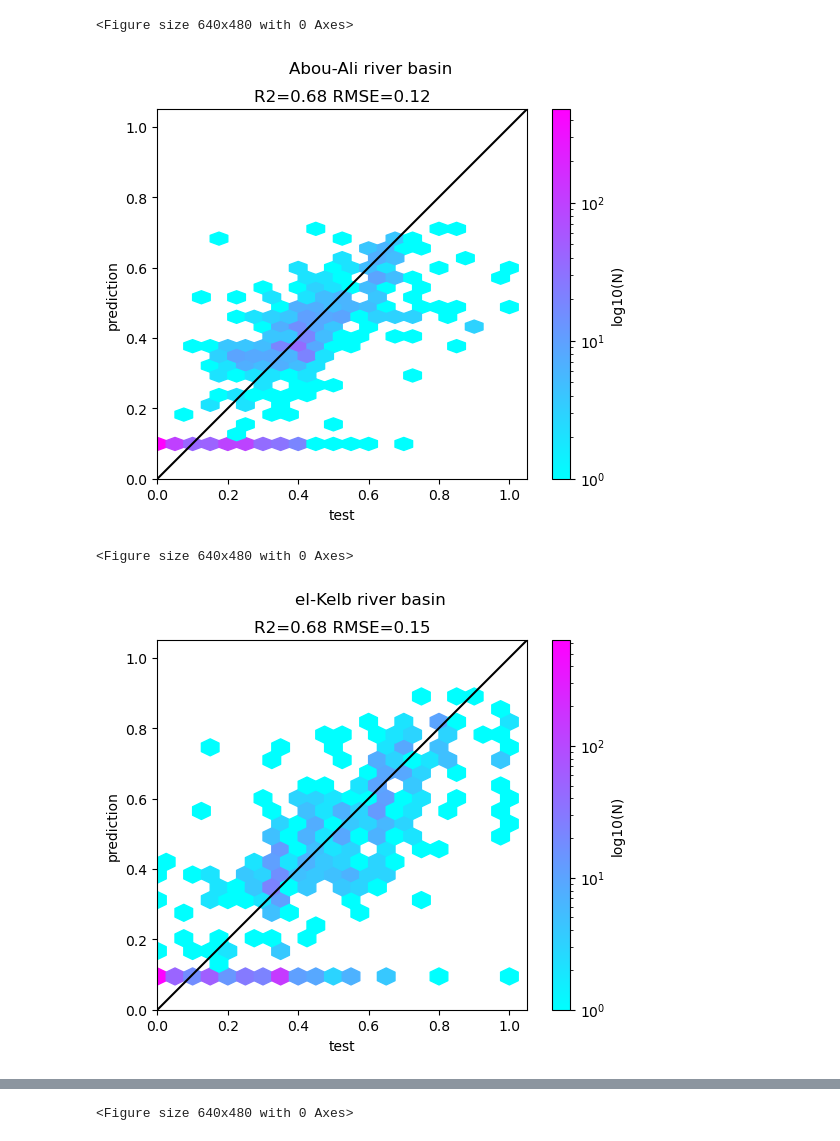
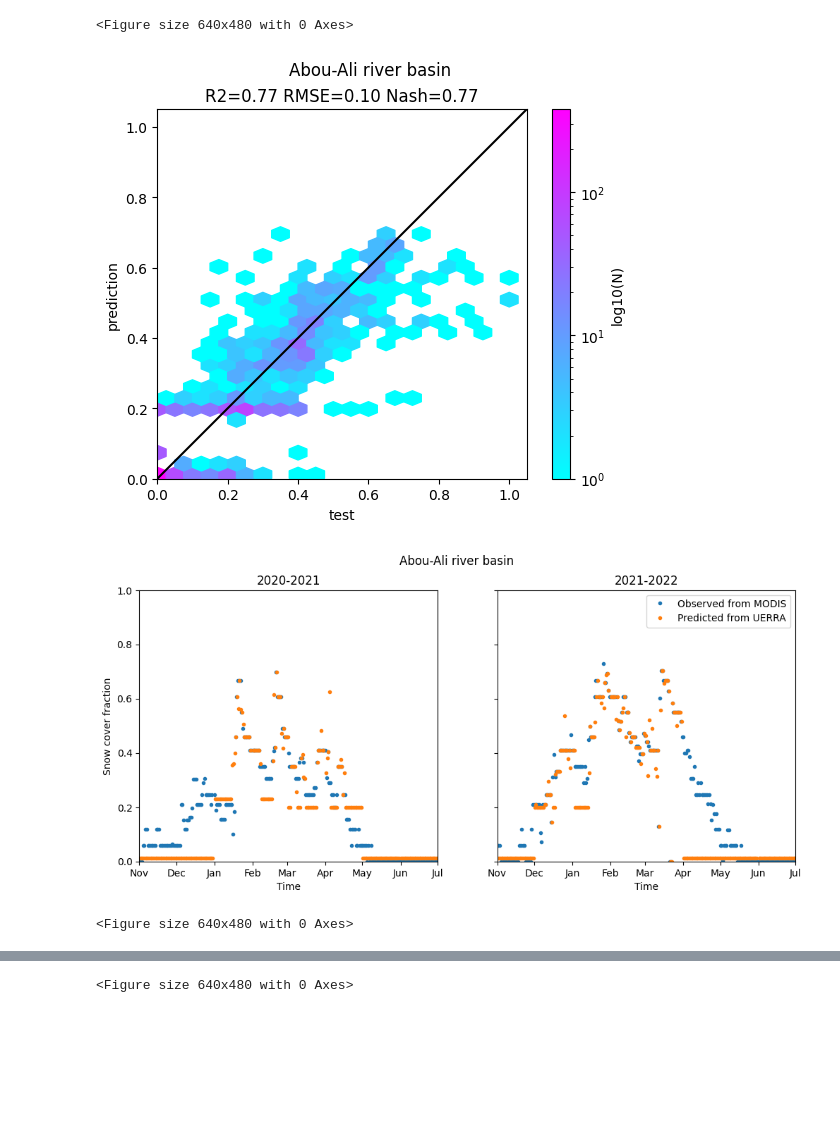
Before and after one commit to Rami-ismail/FYP_SnowCoveredArea, a Jupyter notebook: trainScfBasin.ipynb, the cells around one changed output, grey strips where cells are left out. Drawn from its saved outputs; the diff is of its cells as text; code cells hidden in the pictures; blank space fills up the shorter version.

Commit message:
migrated form GradientBoost To Knearest

```diff
--- a/trainScfBasin.ipynb
+++ b/trainScfBasin.ipynb
@@ -14,8 +14,12 @@ import matplotlib.dates as mdates
 from sklearn.model_selection import train_test_split
 from sklearn.metrics import mean_squared_error
 from sklearn.metrics import r2_score
-from sklearn.linear_model import LinearRegression
 from sklearn.ensemble import GradientBoostingRegressor
+from sklearn.neighbors import KNeighborsRegressor
+def nash(y_true, y_pred):
+    numerator = np.sum((y_true - y_pred) ** 2)
+    denominator = np.sum((y_true - np.mean(y_true)) ** 2)
+    return 1 - numerator / denominator
 
 def testMod(X,y,mod):
     X_train, X_test, y_train, y_test = train_test_split(X, y, test_size=0.25, random_state=2)
@@ -23,7 +27,8 @@ def testMod(X,y,mod):
     pred = mod.predict(X_test)
     rmse = mean_squared_error(y_test, pred, squared=False)
     r2 = r2_score(y_test,pred)
-    s = "R2={:.2f} RMSE={:.2f}".format(r2,rmse)
+    nash_score=nash(y_test ,pred)
+    s = "R2={:.2f} RMSE={:.2f} Nash={:.2f}".format(r2,rmse,nash_score)
     plt.figure()
     plt.gca().set_aspect('equal')
     hb = plt.hexbin(y_test, pred, gridsize=20, cmap='cool', bins='log')
@@ -39,18 +44,18 @@ def testMod(X,y,mod):
     plt.ylabel('prediction')
     return mod
 # %%
-def plotModYear(year):
+def plotModYear(year,mod):
     fig = plt.figure(figsize=(12, 5), dpi=100)
 
     (ax1, ax2) = fig.subplots(ncols=2, sharey=True)
 
     ax1.plot(Y.dates,Y.scf, marker='.' , linestyle = 'None', label='Observed from MODIS')
-    ax1.plot(datesSel,xmod2, marker='.', linestyle = 'None', label='Predicted from UERRA')
+    ax1.plot(datesSel,mod, marker='.', linestyle = 'None', label='Predicted from UERRA')
     ax1.set_ylabel('Snow cover fraction')
     ax1.set_xlabel('Time')
 
     ax2.plot(Y.dates,Y.scf, marker='.' , linestyle = 'None', label='Observed from MODIS')
-    ax2.plot(datesSel,xmod2, marker='.', linestyle = 'None', label='Predicted from UERRA')
+    ax2.plot(datesSel,mod, marker='.', linestyle = 'None', label='Predicted from UERRA')
     ax2.set_xlabel('Time')
 
     ax1.set_title('{}-{}'.format(year,year+1))
@@ -80,4 +85,6 @@ dsFullExtent.sde.mean(dim='time').plot(robust=True);
 # %%
+
+
 for ibv in range(0,len(sf)):
     bv = sf.loc[[ibv]]
     bvname = bv.BASINNAME.values[0]
@@ -90,36 +97,41 @@ for ibv in range(0,len(sf)):
     doy = dfscf.index
     dfdate = pd.DataFrame([pd.to_datetime(doy-1, unit='D', origin=str(y)) for y in dfscf.columns]).transpose()
     dfdate.index = dfscf.index
     dfdate.columns = dfscf.columns
     dates = dfdate.transpose().stack(dropna=False)
     scf = dfscf.transpose().stack(dropna=False)
     # Make Y dataframe with SCF values to predict
     Y = pd.concat([dates,scf], axis=1, keys=['dates','scf'])
     Y.dropna(inplace=True)
     # Use date at 10h as index to match ERA5
     Y.index = [d.replace(hour=10)  for d in Y.dates] #.to_datetime64()
 
     # create datesSel vector containing matching dates from both datasets
     datesSel = list(set(Y.index.values).intersection(ds.time.values))
     datesSel.sort()
     # reduce UERRA dataset to these dates
     dsSel = ds.sel(time=datesSel)
     # Make X array with predictors
     X = dsSel['sde'].values.reshape(len(datesSel),-1)
     # remove nodata [TODO: APPLY MODIS AOI MASK]
     ix = np.all(np.isnan(X),axis=0)
     # This is the array of training data (snow depth of every cell)
     X = X[:,~ix]
     # This is the array of target values (snow cover fraction)
     y = Y.loc[datesSel].scf
 
-    mod2 = testMod(X,y,GradientBoostingRegressor())
+    mod = testMod(X,y,KNeighborsRegressor(n_neighbors=10,weights='distance',algorithm="ball_tree"))
     plt.suptitle('{} river basin'.format(bvname))
     # save model
-    with open('mod2{}.pickle'.format(f), 'wb') as handle:
-        pickle.dump(mod2, handle)
+    with open('./Models/LebanonBasinsModels/mod3-KNeighborsRegressor-{}.pickle'.format(f), 'wb') as handle:
+         pickle.dump(mod, handle)
+    #plot predicted vs observed
+    xmod = mod.predict(X)
+    for year in range(2020,2021):
+        plotModYear(year,xmod)
+        plt.suptitle('{} river basin'.format(bvname))
 # %% [output]
 <Figure size 640x480 with 0 Axes>
-[figure, old version]
+[figure, new version]
+[figure, new version]
 <Figure size 640x480 with 0 Axes>
-[figure, old version]
```
Also changed, not shown: parts of 4 cells of this notebook, 10 other files.
